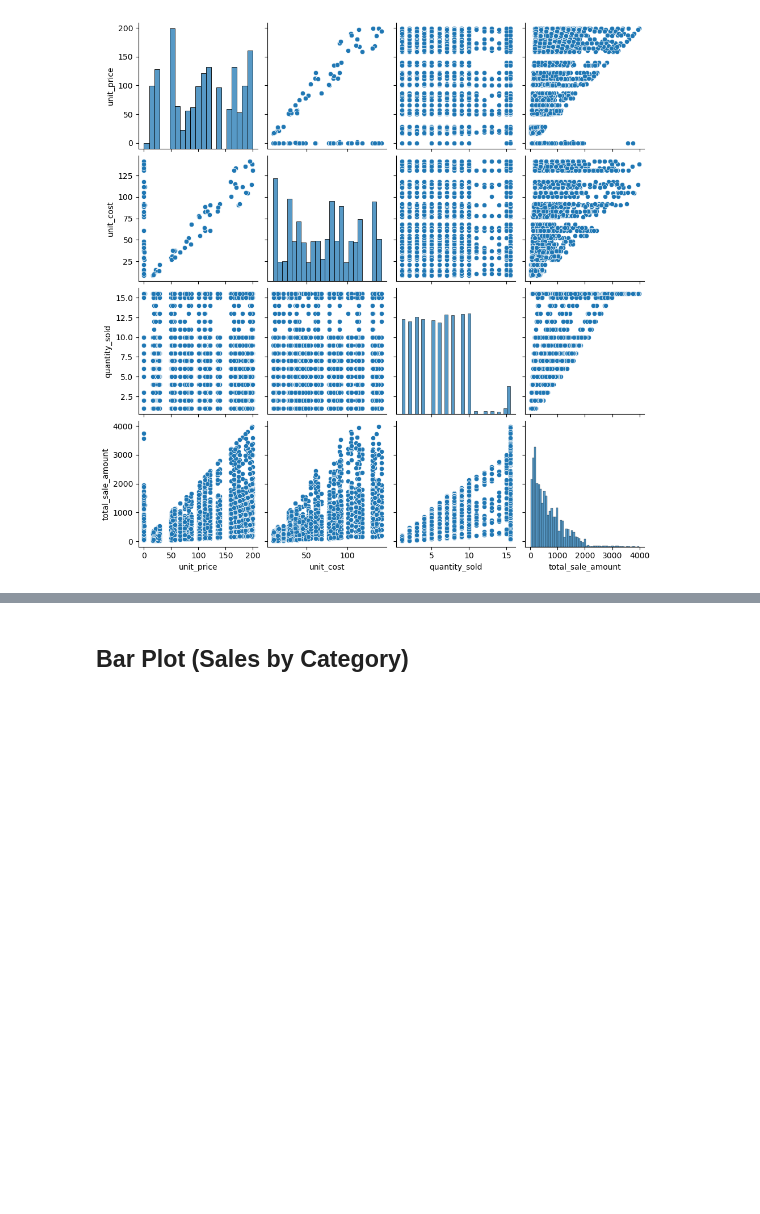
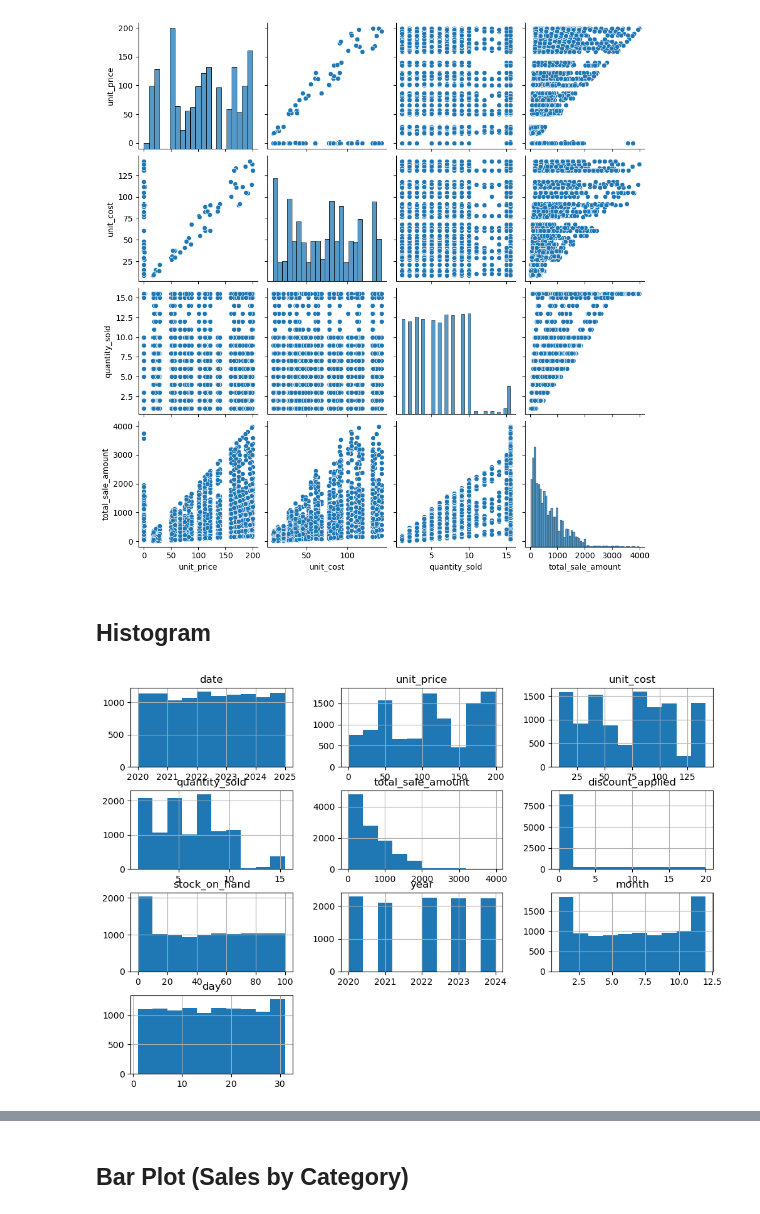
Before and after one commit to mohammedfavasv0-hue/MACHINE-LEARNING-ASSIGNMENT, a Jupyter notebook: retail_project.ipynb, the cells around one changed output, grey strips where cells are left out. Cells and saved outputs as stored; diff of their text form; code cells hidden in the pictures; blank space fills up the shorter version.

```diff
--- a/retail_project.ipynb
+++ b/retail_project.ipynb
@@ -390,3 +390,12 @@ sns.pairplot(df[['unit_price', 'unit_cost', 'quantity_sold', 'total_sale_amount'
 plt.show()
 # %% [output]
 [figure]
+# %% [markdown]
+## Histogram
+# %%
+import matplotlib.pyplot as plt
+
+df.hist(figsize=(12,8))
+plt.show()
+# %% [output]
+[figure, added]
```
Also changed, not shown: parts of 6 cells of this notebook.
